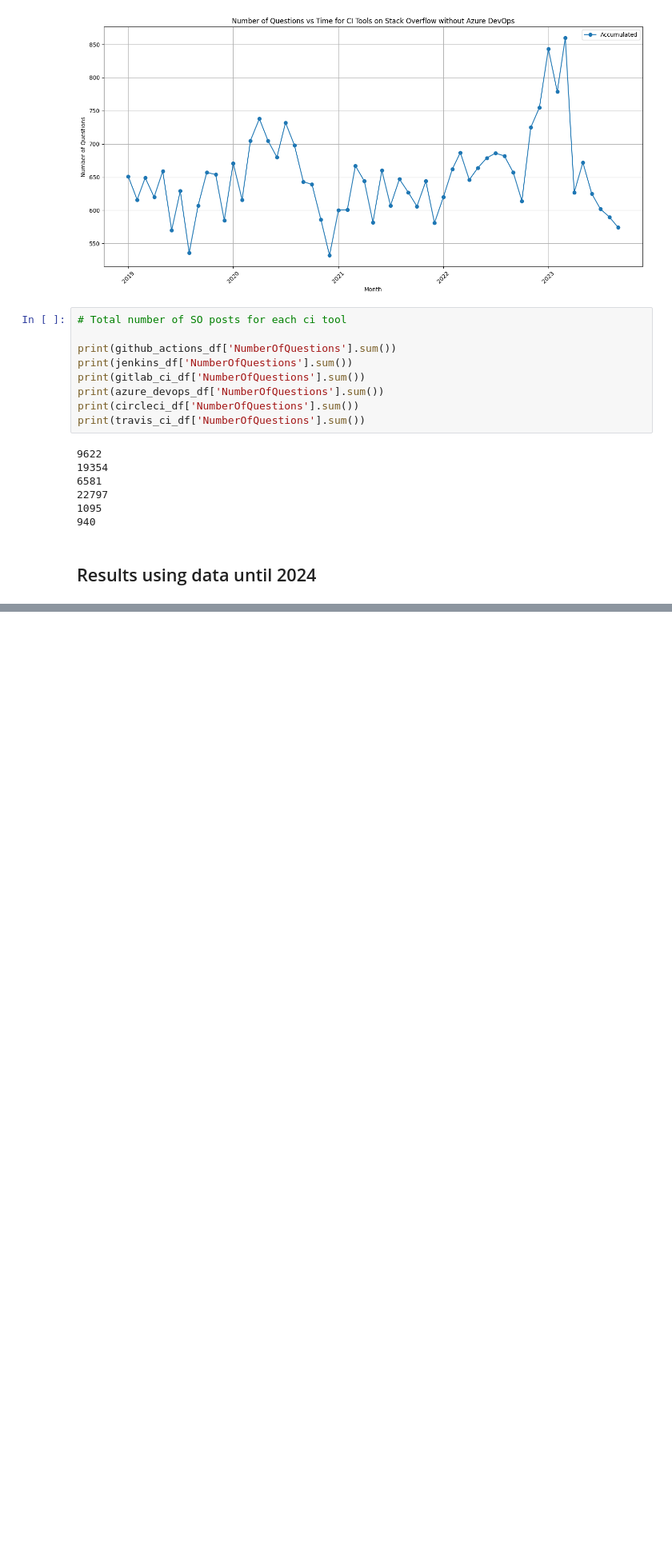
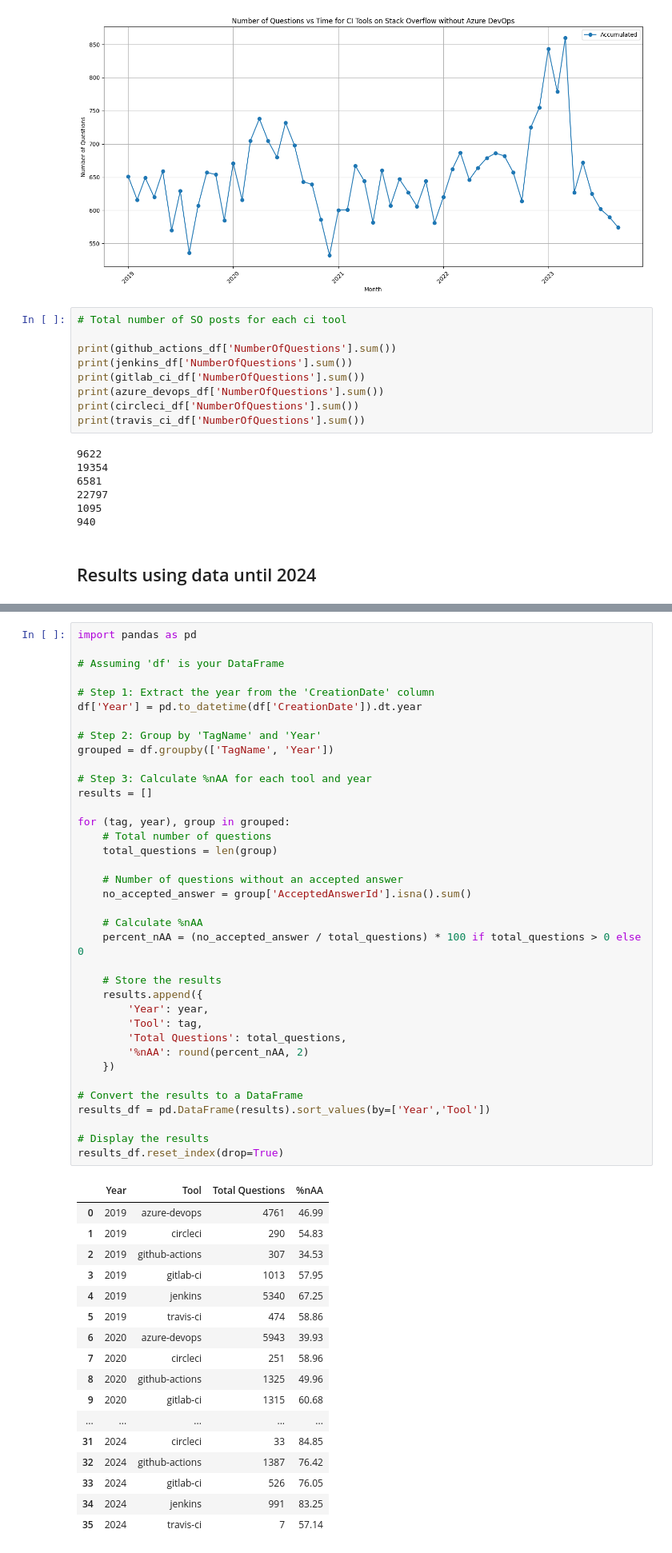
Before and after one commit to sandro-hernandez/GA_Developer_Needs_replication_package, a Jupyter notebook: RQ1_Relevance/ci_tools.ipynb, the cells around one changed output, grey strips where cells are left out. Shown at 80% size. Drawn from its saved outputs; the diff is of its cells as text; blank space fills up the shorter version.

```diff
--- a/RQ1_Relevance/ci_tools.ipynb
+++ b/RQ1_Relevance/ci_tools.ipynb
@@ -218,0 +287,55 @@ circleci                      NaN           1086.0
+# %%
+import pandas as pd
+
+# Assuming 'df' is your DataFrame
+
+# Step 1: Extract the year from the 'CreationDate' column
+df['Year'] = pd.to_datetime(df['CreationDate']).dt.year
+
+# Step 2: Group by 'TagName' and 'Year'
+grouped = df.groupby(['TagName', 'Year'])
+
+# Step 3: Calculate %nAA for each tool and year
+results = []
+
+for (tag, year), group in grouped:
+    # Total number of questions
+    total_questions = len(group)
+
+    # Number of questions without an accepted answer
+    no_accepted_answer = group['AcceptedAnswerId'].isna().sum()
+
+    # Calculate %nAA
+    percent_nAA = (no_accepted_answer / total_questions) * 100 if total_questions > 0 else 0
+
+    # Store the results
+    results.append({
+        'Year': year,
+        'Tool': tag,
+        'Total Questions': total_questions,
+        '%nAA': round(percent_nAA, 2)
+    })
+
+# Convert the results to a DataFrame
+results_df = pd.DataFrame(results).sort_values(by=['Year','Tool'])
+
+# Display the results
+results_df.reset_index(drop=True)
+# %% [output]
+|  | Year | Tool | Total Questions | %nAA |
+| 0 | 2019 | azure-devops | 4761 | 46.99 |
+| 1 | 2019 | circleci | 290 | 54.83 |
+| 2 | 2019 | github-actions | 307 | 34.53 |
+| 3 | 2019 | gitlab-ci | 1013 | 57.95 |
+| 4 | 2019 | jenkins | 5340 | 67.25 |
+| 5 | 2019 | travis-ci | 474 | 58.86 |
+| 6 | 2020 | azure-devops | 5943 | 39.93 |
+| 7 | 2020 | circleci | 251 | 58.96 |
+| 8 | 2020 | github-actions | 1325 | 49.96 |
+| 9 | 2020 | gitlab-ci | 1315 | 60.68 |
+| ... | ... | ... | ... | ... |
+| 31 | 2024 | circleci | 33 | 84.85 |
+| 32 | 2024 | github-actions | 1387 | 76.42 |
+| 33 | 2024 | gitlab-ci | 526 | 76.05 |
+| 34 | 2024 | jenkins | 991 | 83.25 |
+| 35 | 2024 | travis-ci | 7 | 57.14 |
```
Also changed, not shown: parts of 8 cells of this notebook, 12 other files.
